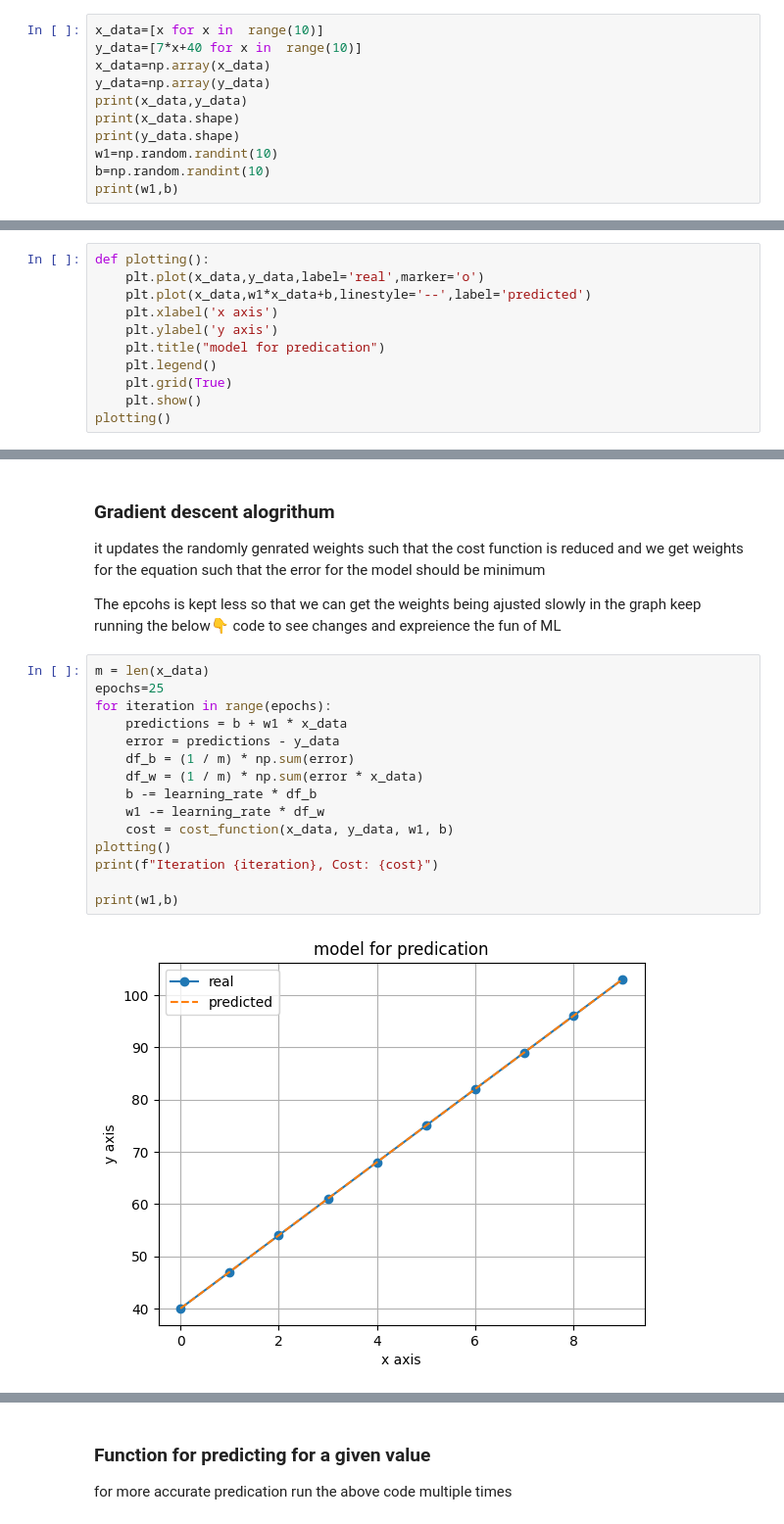
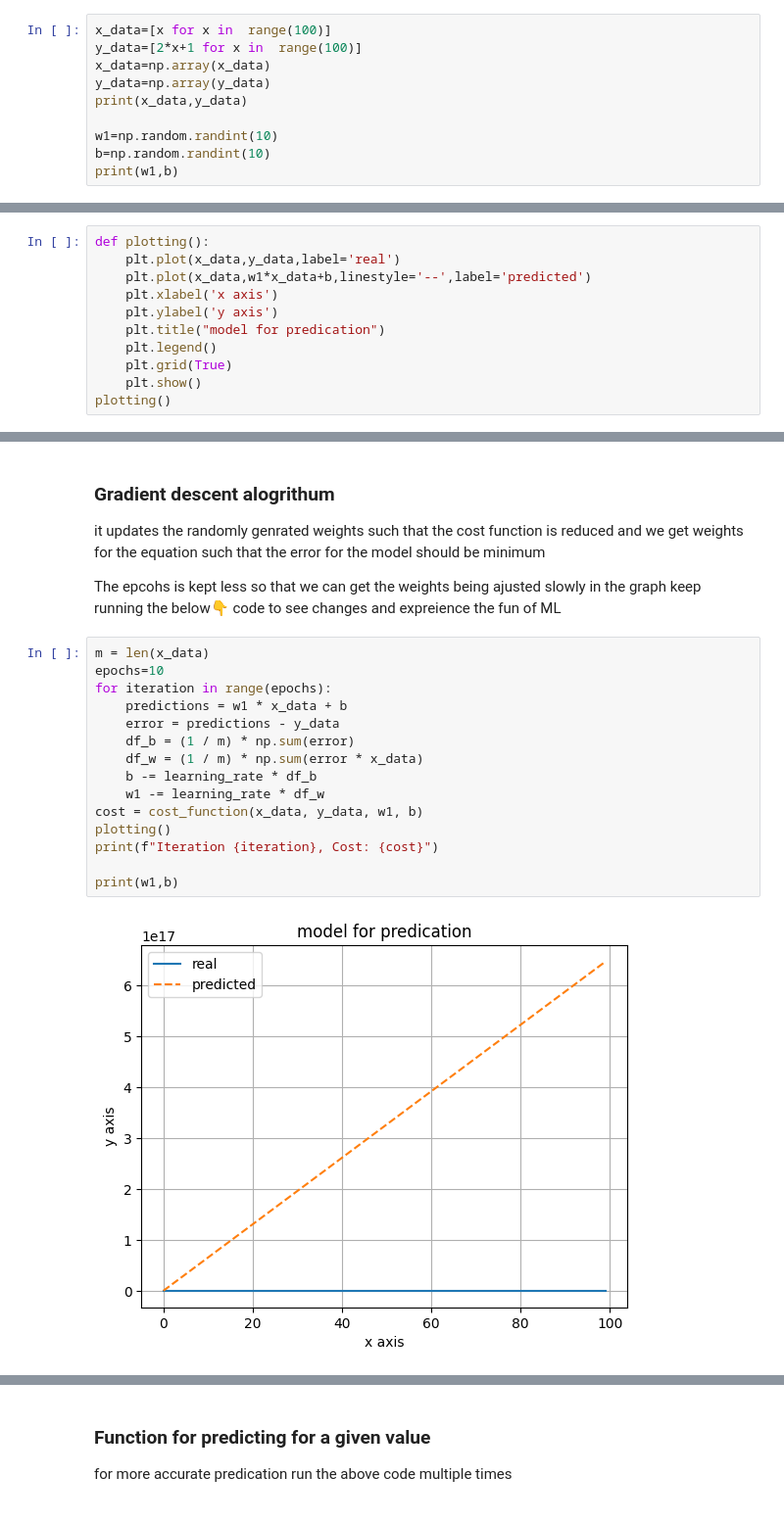
Before and after one commit to AbhijeetJ-512/ML, a Jupyter notebook: ml/linear.ipynb, the cells around one changed output, grey strips where cells are left out. Shown at 98% size. Cells and saved outputs as stored; diff of their text form.

```diff
--- a/ml/linear.ipynb
+++ b/ml/linear.ipynb
@@ -6,13 +6,12 @@ import matplotlib.pyplot as plt
 # %% [markdown]
 loading a data for a given equation 2x+1 as output and genrating weights randomly for it for predication
 # %%
-x_data=[x for x in  range(10)]
-y_data=[7*x+40 for x in  range(10)]
+x_data=[x for x in  range(100)]
+y_data=[2*x+1 for x in  range(100)]
 x_data=np.array(x_data)
 y_data=np.array(y_data)
 print(x_data,y_data)
-print(x_data.shape)
-print(y_data.shape)
+
 w1=np.random.randint(10)
 b=np.random.randint(10)
 print(w1,b)
@@ -25,7 +31,7 @@ print(w1,b)
 Defined a function for plotting of graph
 # %%
 def plotting():
-    plt.plot(x_data,y_data,label='real',marker='o')
+    plt.plot(x_data,y_data,label='real')
     plt.plot(x_data,w1*x_data+b,linestyle='--',label='predicted')
     plt.xlabel('x axis')
     plt.ylabel('y axis')
@@ -69,18 +76,18 @@ The epcohs is kept less so that we can get the weights being ajusted slowly in t
 keep running the below👇 code to see changes and expreience the fun of ML
 # %%
 m = len(x_data)
-epochs=25
+epochs=10
 for iteration in range(epochs):
-    predictions = b + w1 * x_data
+    predictions = w1 * x_data + b
     error = predictions - y_data
     df_b = (1 / m) * np.sum(error)
     df_w = (1 / m) * np.sum(error * x_data)
     b -= learning_rate * df_b
     w1 -= learning_rate * df_w
-    cost = cost_function(x_data, y_data, w1, b)
+cost = cost_function(x_data, y_data, w1, b)
 plotting()
 print(f"Iteration {iteration}, Cost: {cost}")
 
 print(w1,b)
 # %% [output]
-[figure, old version]
+[figure, new version]
```
Also changed, not shown: parts of 7 cells of this notebook.
